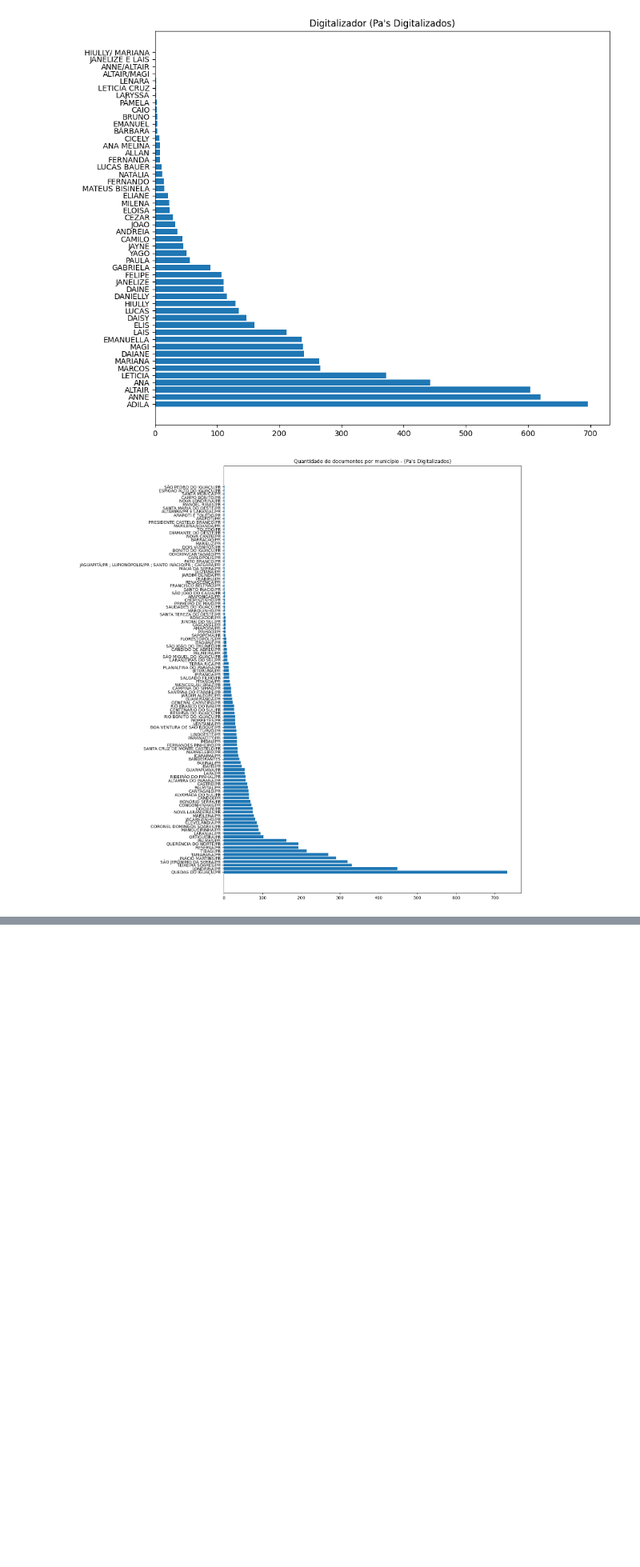
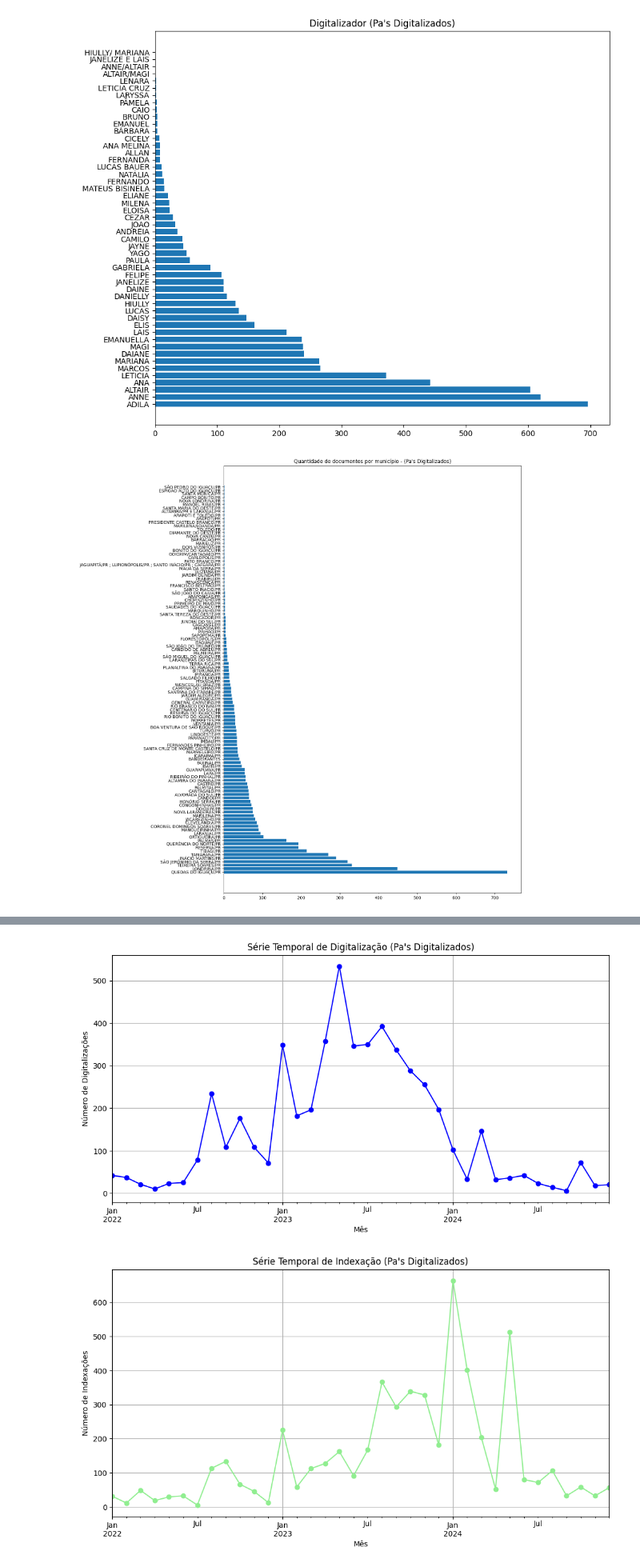
Before and after one commit to Gabxist/Prog_ap, a Jupyter notebook: Prog_ap_ANALISE_DE_DADOS.ipynb, the cells around one changed output, grey strips where cells are left out. Shown at 80% size. Cells and saved outputs as stored; diff of their text form; code cells hidden in the pictures; blank space fills up the shorter version.

```diff
--- a/Prog_ap_ANALISE_DE_DADOS.ipynb
+++ b/Prog_ap_ANALISE_DE_DADOS.ipynb
@@ -80,6 +76,7 @@ proc_adm = proc_adm.dropna(subset = ['Processo SEI'])
 # %%
 #Substituindo erros nas datas dos arquivos:
 pa_digit['Data da Digitalização'] = pa_digit['Data da Digitalização'].replace({'21 e 24/10/2022': 24/10/2024})
+pa_digit['Data da Digitalização'] = pa_digit['Data da Digitalização'].replace({'01/01/1970': np.NaN})
 pa_digit['Data da Indexação ao SEI'] = pa_digit['Data da Indexação ao SEI'].replace({'DOC AVULSO':np.NaN})
 proc_adm['Digitalizador'] = proc_adm['Digitalizador'].replace({'GABRIELA ':'GABRIELA'})
 proc_adm['Digitalizador'] = proc_adm['Digitalizador'].replace({'ANDRÉIA':'ANDREIA'})
@@ -195,0 +205,28 @@ plt.show()
+# %%
+# Remover entradas com datas nulas
+pa_digit = pa_digit.dropna(subset=['Data da Digitalização', 'Data da Indexação ao SEI'])
+
+# Agrupar por mês
+digitalizacao_por_mes = pa_digit['Data da Digitalização'].groupby(pa_digit['Data da Digitalização'].dt.to_period('M')).count()
+indexacao_por_mes = pa_digit['Data da Indexação ao SEI'].groupby(pa_digit['Data da Indexação ao SEI'].dt.to_period('M')).count()
+
+# Gráfico da Série Temporal de Digitalização
+plt.figure(figsize=(12, 6))
+digitalizacao_por_mes.plot(kind='line', marker='o', color='blue')
+plt.title("Série Temporal de Digitalização (Pa's Digitalizados)")
+plt.xlabel('Mês')
+plt.ylabel('Número de Digitalizações')
+plt.grid(True)
+plt.show()
+
+# Gráfico da Série Temporal de Indexação
+plt.figure(figsize=(12, 6))
+indexacao_por_mes.plot(kind='line', marker='o', color='lightgreen')
+plt.title("Série Temporal de Indexação (Pa's Digitalizados)")
+plt.xlabel('Mês')
+plt.ylabel('Número de Indexações')
+plt.grid(True)
+plt.show()
+# %% [output]
+[figure, added]
+[figure, added]
```
Also changed, not shown: parts of 11 cells of this notebook.
